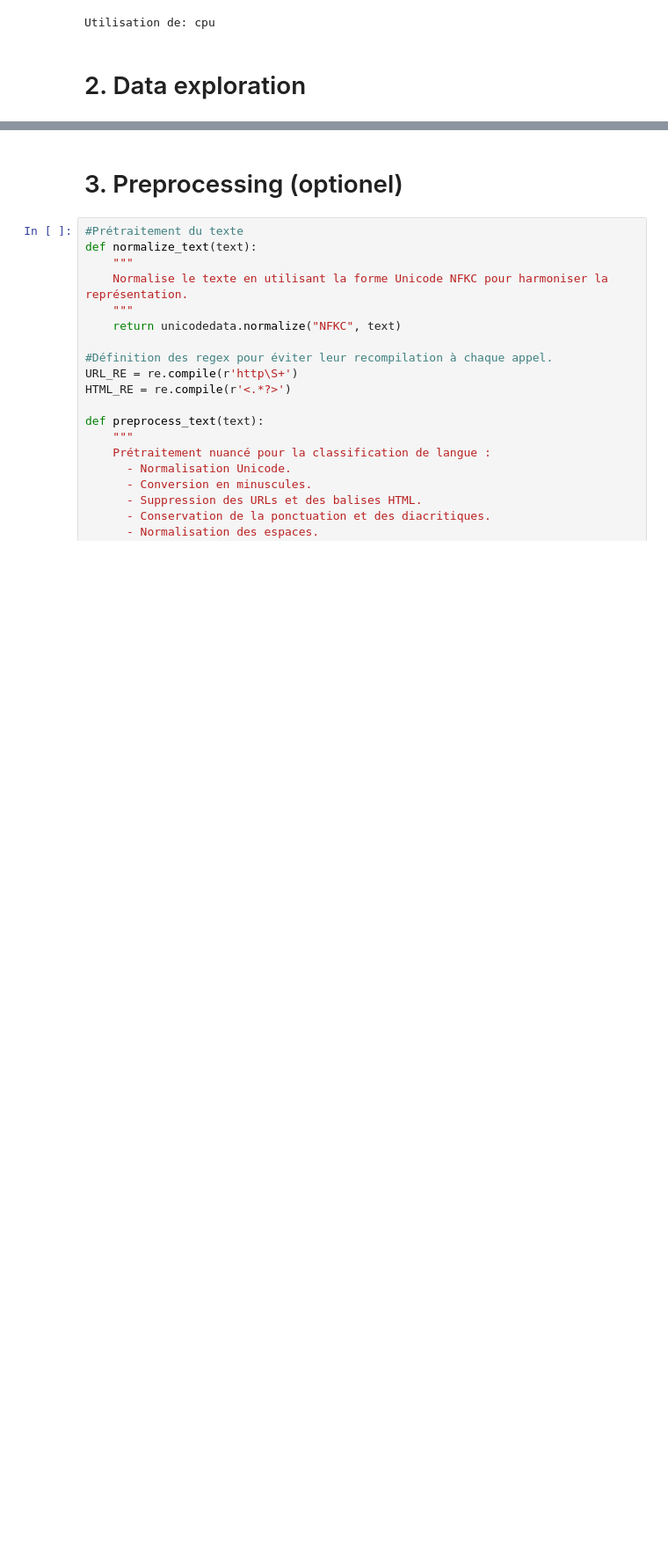
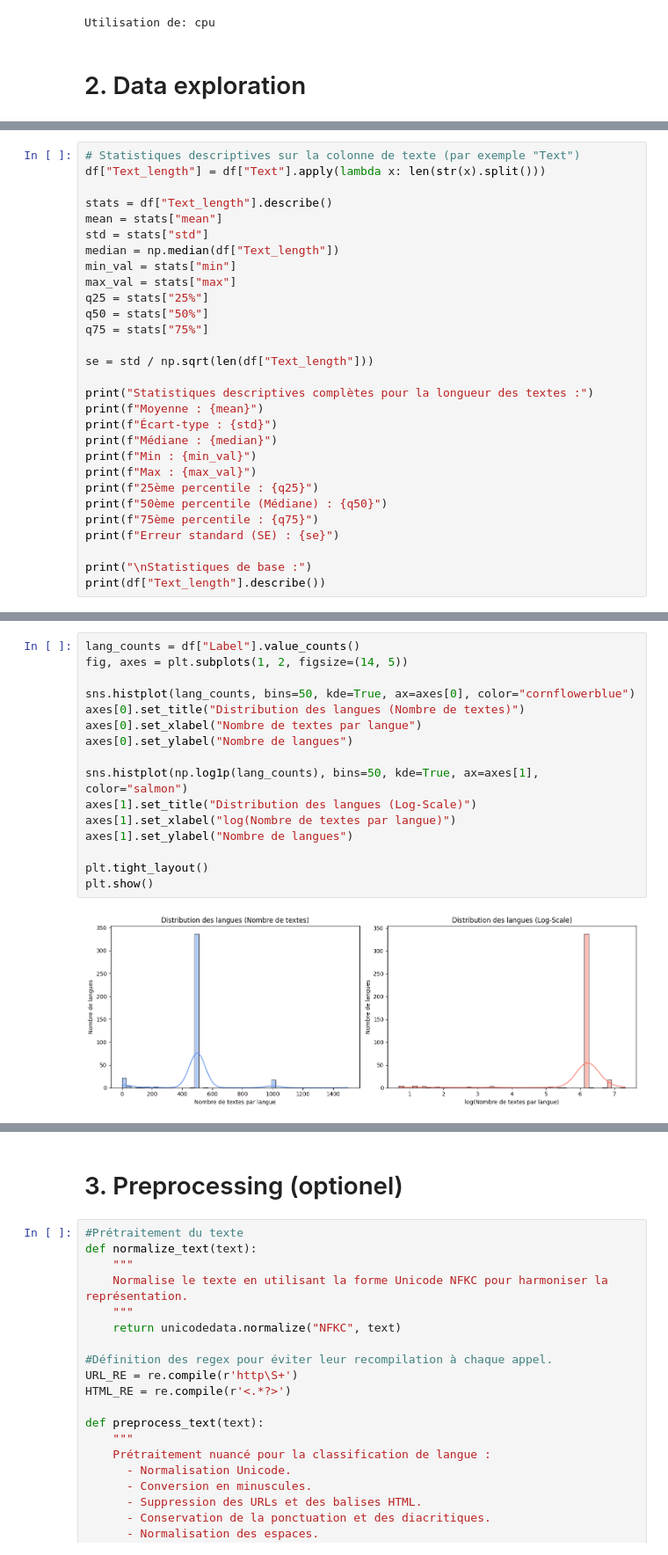
Before and after one commit to guillfay/NLPKaggleChallenge, a Jupyter notebook: model.ipynb, the cells around one changed output, grey strips where cells are left out. Shown: that part at 88% size. Cells and saved outputs as stored; diff of their text form; blank space fills up the shorter version.

```diff
--- a/model.ipynb
+++ b/model.ipynb
@@ -105,0 +66,29 @@ Passing `palette` without assigning `hue` is deprecated and will be removed in v
+# %%
+# Statistiques descriptives sur la colonne de texte (par exemple "Text")
+df["Text_length"] = df["Text"].apply(lambda x: len(str(x).split()))
+
+stats = df["Text_length"].describe()
+mean = stats["mean"]
+std = stats["std"]
+median = np.median(df["Text_length"])
+min_val = stats["min"]
+max_val = stats["max"]
+q25 = stats["25%"]
+q50 = stats["50%"]
+q75 = stats["75%"]
+
+se = std / np.sqrt(len(df["Text_length"]))
+
+print("Statistiques descriptives complètes pour la longueur des textes :")
+print(f"Moyenne : {mean}")
+print(f"Écart-type : {std}")
+print(f"Médiane : {median}")
+print(f"Min : {min_val}")
+print(f"Max : {max_val}")
+print(f"25ème percentile : {q25}")
+print(f"50ème percentile (Médiane) : {q50}")
+print(f"75ème percentile : {q75}")
+print(f"Erreur standard (SE) : {se}")
+
+print("\nStatistiques de base :")
+print(df["Text_length"].describe())
@@ -105,0 +113,18 @@ Passing `palette` without assigning `hue` is deprecated and will be removed in v
+# %%
+lang_counts = df["Label"].value_counts()
+fig, axes = plt.subplots(1, 2, figsize=(14, 5))
+
+sns.histplot(lang_counts, bins=50, kde=True, ax=axes[0], color="cornflowerblue")
+axes[0].set_title("Distribution des langues (Nombre de textes)")
+axes[0].set_xlabel("Nombre de textes par langue")
+axes[0].set_ylabel("Nombre de langues")
+
+sns.histplot(np.log1p(lang_counts), bins=50, kde=True, ax=axes[1], color="salmon")
+axes[1].set_title("Distribution des langues (Log-Scale)")
+axes[1].set_xlabel("log(Nombre de textes par langue)")
+axes[1].set_ylabel("Nombre de langues")
+
+plt.tight_layout()
+plt.show()
+# %% [output]
+[figure, added]
```
Also changed, not shown: parts of 7 cells of this notebook, 3 other files.
